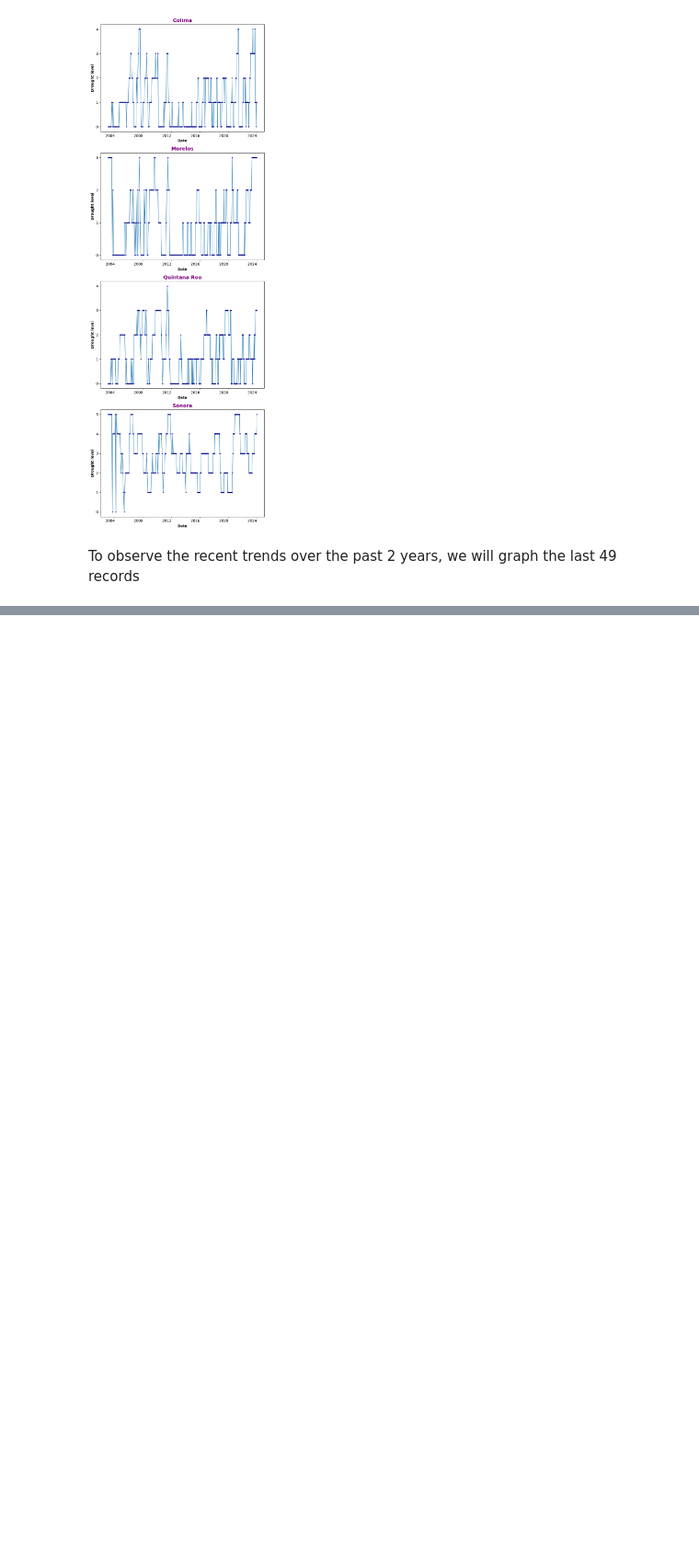
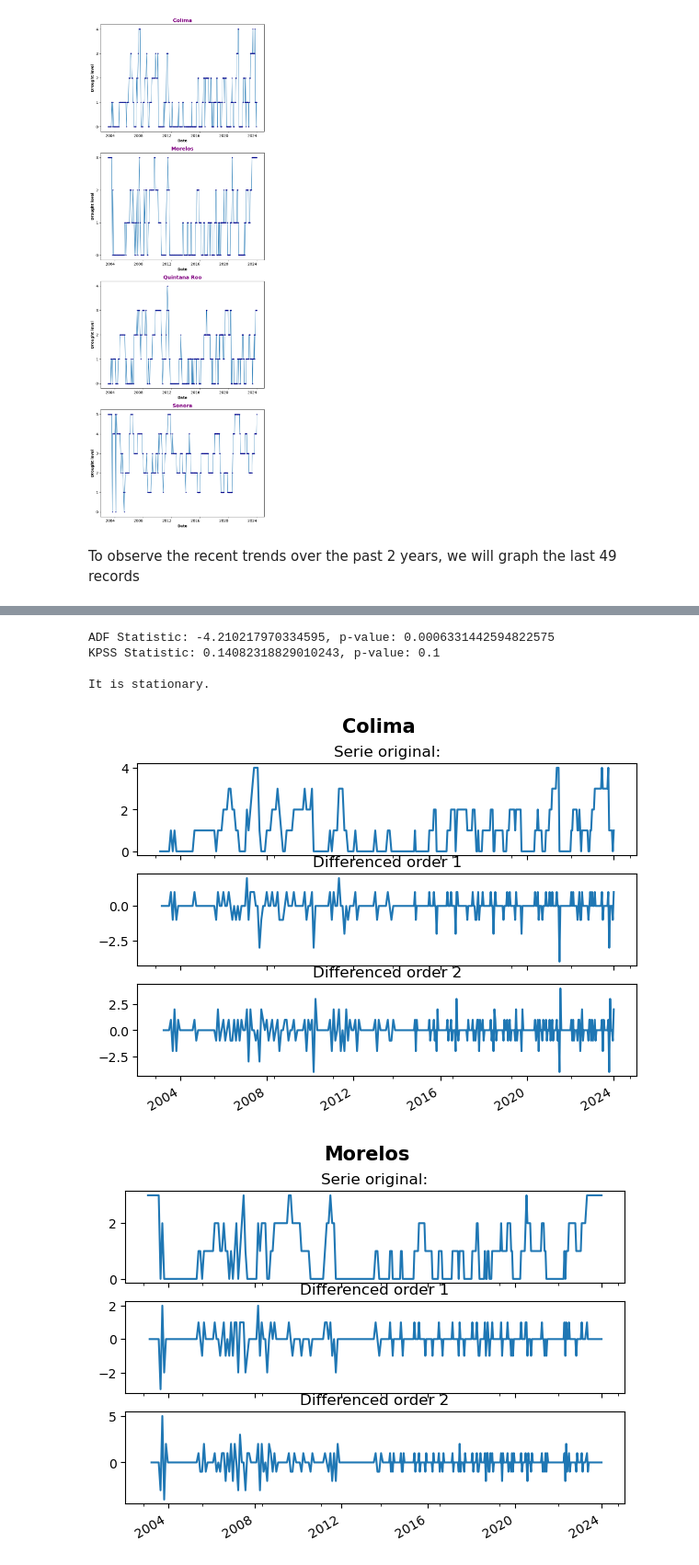
Before and after one commit to CCT-Dublin/capstone-project-feb-2024-ft-Denisse14GT, a Jupyter notebook: Ca3.ipynb, the cells around one changed output, grey strips where cells are left out. Shown at 92% size. Cells and saved outputs as stored; diff of their text form; code cells hidden in the pictures; blank space fills up the shorter version.

```diff
--- a/Ca3.ipynb
+++ b/Ca3.ipynb
@@ -262,0 +294,57 @@ orig_df = df_new2.copy()
+# %%
+warnings.filterwarnings("default")
+datos_diff_1 = {}
+datos_diff_2 = {}
+value_d= []
+for i, col in enumerate(df_new2.columns):
+    datos_diff_1[col] = df_new2[col].diff().dropna()
+    datos_diff_2[col] = datos_diff_1[col].diff().dropna()
+    print('\n')
+    print("State:",df_new2.columns[i])
+    print('\nTest stationarity for original series')
+    print('-------------------------------------')
+    adfuller_result = adfuller(df_new2[col])
+    kpss_result= kpss(df_new2[col])
+    print(f'ADF Statistic: {adfuller_result[0]}, p-value: {adfuller_result[1]}')
+    print(f'KPSS Statistic: {kpss_result[0]}, p-value: {kpss_result[1]}')
+
+    adfuller_result = adfuller(df_new2[col])
+    kpss_result= kpss(df_new2[col])
+
+    if kpss_result[1] < 0.05 or adfuller_result[1] >0.05:
+
+     print('\nTest stationarity for differenced series (order=1)')
+     print('--------------------------------------------------')
+     adfuller_result1 = adfuller(datos_diff_1[col])
+     kpss_result = kpss(df_new2[col].diff().dropna())
+     print(f'ADF Statistic: {adfuller_result1[0]}, p-value: {adfuller_result1[1]}')
+     print(f'KPSS Statistic: {kpss_result[0]}, p-value: {kpss_result[1]}')
+
+     if kpss_result[1] < 0.05 or adfuller_result1[1] >0.05:
+            print('\nTest stationarity for differenced series (order=2)')
+            print('--------------------------------------------------')
+            adfuller_result2 = adfuller(datos_diff_2[col])
+            kpss_result = kpss(df_new2[col].diff().diff().dropna())
+            print(f'ADF Statistic: {adfuller_result2[0]}, p-value: {adfuller_result2[1]}')
+            print(f'KPSS Statistic: {kpss_result[0]}, p-value: {kpss_result[1]}')
+
+            #df_new2[col]=datos_diff_2[col]
+            print("The serie is differenced (order 2)")
+            d=2
+            value_d.append(d)
+     else:
+        #df_new2[col]=datos_diff_1[col]
+        print("\n\nThe serie is differenced (order 1)")
+        d=1
+        value_d.append(d)
+    else:
+        print("\nIt is stationary.")
+        d=0
+        value_d.append(d)
+
+    fig, axs = plt.subplots(nrows=3, ncols=1, figsize=(7, 5), sharex=True)
+    fig.suptitle(df_new2.columns[i],fontweight='bold',fontsize=15)
+    orig_df[col].plot(ax=axs[0], title='\nSerie original:')
+    datos_diff_1[col].plot(ax=axs[1], title='\nDifferenced order 1')
+    datos_diff_2[col].plot(ax=axs[2], title='\nDifferenced order 2')
+# %% [output]
@@ -262,0 +380,6 @@ orig_df = df_new2.copy()
+ADF Statistic: -4.210217970334595, p-value: 0.0006331442594822575
+KPSS Statistic: 0.14082318829010243, p-value: 0.1
+
+It is stationary.
+[figure, added]
+[figure, added]
```
Also changed, not shown: parts of 47 cells of this notebook.
